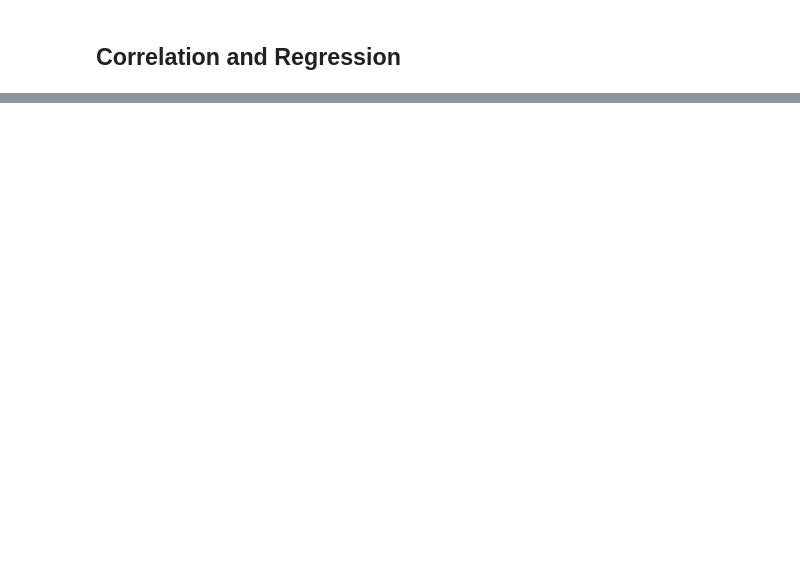
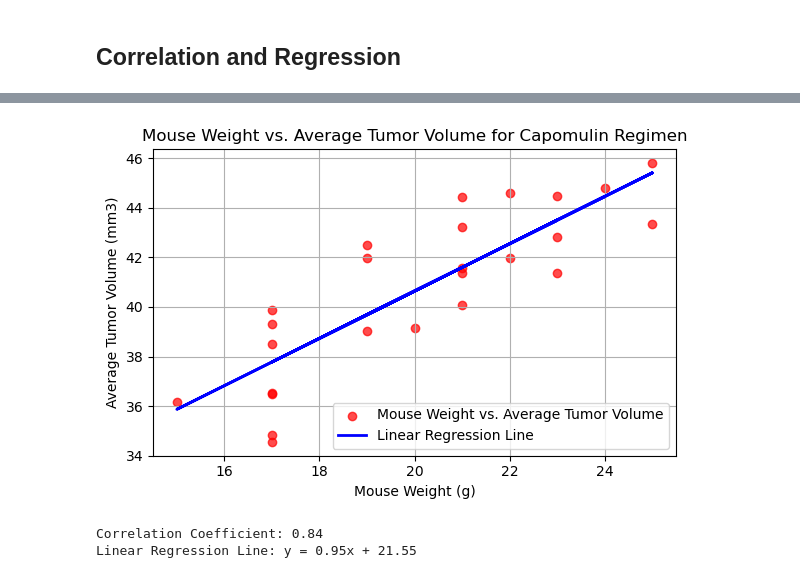
Before and after one commit to cmaijala/Matplotlib-challenge, a Jupyter notebook: Pymaceuticals/pymaceuticals_starter.ipynb, the cells around one changed output, grey strips where cells are left out. Drawn from its saved outputs; the diff is of its cells as text; code cells hidden in the pictures; blank space fills up the shorter version.

```diff
--- a/Pymaceuticals/pymaceuticals_starter.ipynb
+++ b/Pymaceuticals/pymaceuticals_starter.ipynb
@@ -287,0 +330,50 @@ The correlation between mouse weight and the average tumor volume is 0.84
+# %%
+# Calculate the correlation coefficient and a linear regression model
+# for mouse weight and average observed tumor volume for the entire Capomulin regimen
+
+# Step 1: Filter the data for Capomulin regimen
+capomulin_data = clean_mouse_data[clean_mouse_data["Drug Regimen"] == "Capomulin"]
+
+# Step 2: Calculate the average tumor volume for each mouse
+avg_tumor_volume = capomulin_data.groupby("Mouse ID")["Tumor Volume (mm3)"].mean().reset_index()
+avg_tumor_volume = avg_tumor_volume.rename(columns={"Tumor Volume (mm3)": "Average Tumor Volume"})
+
+# Step 3: Merge this with mouse metadata to get the weights
+capomulin_metadata = pd.merge(avg_tumor_volume, clean_mouse_data[["Mouse ID", "Weight (g)"]].drop_duplicates(), on="Mouse ID")
+
+# Extract variables
+weights = capomulin_metadata["Weight (g)"]
+avg_volumes = capomulin_metadata["Average Tumor Volume"]
+
+# Step 4: Calculate the correlation coefficient
+correlation_coefficient, _ = st.pearsonr(weights, avg_volumes)
+
+# Step 5: Fit a linear regression model
+slope, intercept, r_value, p_value, std_err = st.linregress(weights, avg_volumes)
+
+# Step 6: Generate regression line values
+regression_line = slope * weights + intercept
+
+# Step 7: Plot the data and the regression line
+plt.figure(figsize=(6, 4))
+plt.scatter(weights, avg_volumes, color='r', alpha=0.7, label='Mouse Weight vs. Average Tumor Volume')
+plt.plot(weights, regression_line, color='blue', linewidth=2, label='Linear Regression Line')
+
+# Add titles and labels
+plt.title('Mouse Weight vs. Average Tumor Volume for Capomulin Regimen')
+plt.xlabel('Mouse Weight (g)')
+plt.ylabel('Average Tumor Volume (mm3)')
+plt.legend()
+plt.grid(True)
+
+# Show the plot
+plt.tight_layout()
+plt.show()
+
+# Print the correlation coefficient and regression line equation
+print(f"Correlation Coefficient: {correlation_coefficient:.2f}")
+print(f"Linear Regression Line: y = {slope:.2f}x + {intercept:.2f}")
+# %% [output]
+[figure, added]
+Correlation Coefficient: 0.84
+Linear Regression Line: y = 0.95x + 21.55
```
Also changed, not shown: parts of 11 cells of this notebook, 1 other file.
